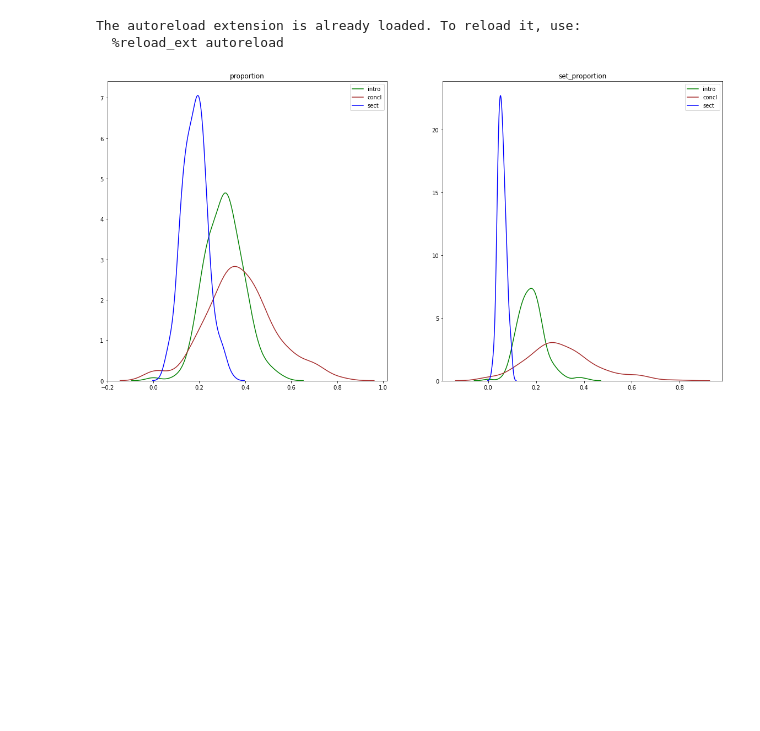
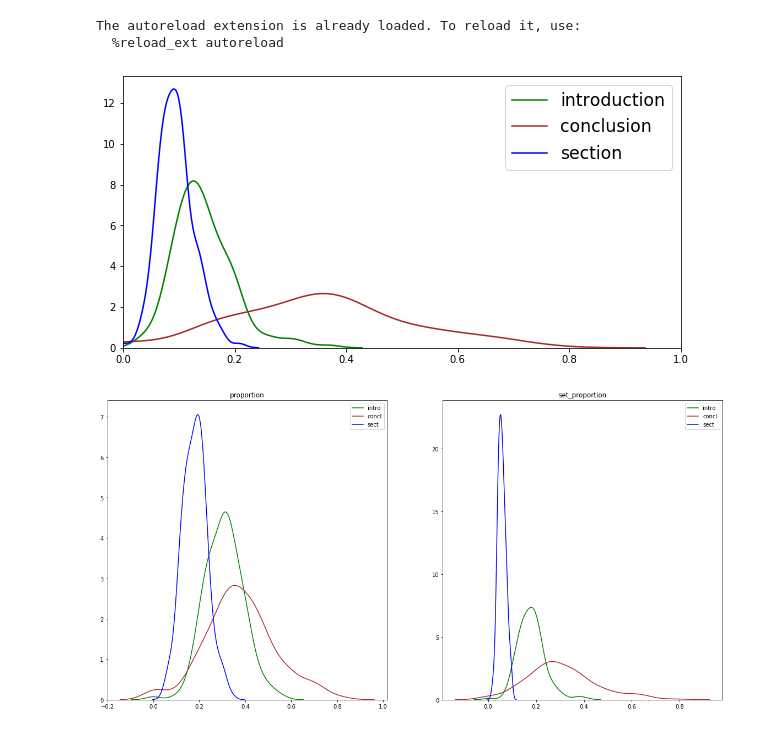
Before and after one commit to gajanlee/SLN-Summarization, a Jupyter notebook: notes/Structure_Analysis.ipynb, the cells around one changed output. Drawn from its saved outputs; the diff is of its cells as text; code cells hidden in the pictures; blank space fills up the shorter version.

```diff
--- a/notes/Structure_Analysis.ipynb
+++ b/notes/Structure_Analysis.ipynb
@@ -26,27 +48,29 @@
 # %%
 %load_ext autoreload
 %autoreload 2
-from code.data_loader import Corpus, tokenize, segment
+#from code.data_loader import Corpus, tokenize, segment
 from functools import partial
 import matplotlib.pyplot as plt
-from metrics import rouge_score
-import seaborn as asns
+#from metrics import rouge_score
+import seaborn as sns
+from psumm import preprocess_sentence
 
-tokenizer_ = partial(tokenize, remove_stop=True)
-corpus = Corpus(tokenizer_)
-cut_tokenizer_ = partial(tokenizer_, join=False)
+#tokenizer_ = partial(tokenize, remove_stop=True)
+#corpus = Corpus(tokenizer_)
+cut_tokenizer_ = lambda s: preprocess_sentence(s, remove_stop=True, stem=True).split(" ")
 # %% [output]
 The autoreload extension is already loaded. To reload it, use:
   %reload_ext autoreload
 # %%
 def proportion(item):
     abstract_words, intro_words, concl_words, sect_words = map(cut_tokenizer_,
-        [item.abstract, item.introduction, item.conclusion, item.sections])
+        [item.abstract, item.introduction, item.conclusion, item.section])
+
 
     abstract_words = set(abstract_words)
 
     props = map(
-        lambda words: len(list(filter(lambda w: w in abstract_words, words))) / len(words) if len(words) != 0 else 0,
+        lambda words: len(list(filter(lambda w: w in abstract_words, words))) if len(words) != 0 else 0,
         [intro_words, concl_words, sect_words],
     )
 
@@ -62,10 +86,10 @@ def mean(lst):
     return sum(lst) / len(lst)
 
 
-def plot_items(items, sort_key = None, scatter=True):
-    pos_names = ["intro", "concl", "sect"]
+def plot_items(items, sort_key = None, scatter=True, save=None):
+    pos_names = ["introduction", "conclusion", "section"]
 
-    props, set_props = [{"intro": [], "concl": [], "sect": []} for _ in range(2)]
+    props, set_props = [{"introduction": [], "conclusion": [], "section": []} for _ in range(2)]
     proportions = map(proportion, items)
     if sort_key is not None: proportions = sorted(proportions, key=sort_key)
 
@@ -75,7 +99,7 @@ def plot_items(items, sort_key = None, scatter=True):
             set_props[pos].append(set_props_[i])
 
 
-    fig = plt.figure(figsize=(20, 10))
+    fig = plt.figure(figsize=(10, 5))
 
     def plot_scatter():
         """
@@ -83,28 +107,32 @@ def plot_items(items, sort_key = None, scatter=True):
         """
         for i, (title, props_) in enumerate(zip(["proportion", "set_proportion"],
                                                [props, set_props]), 1):
+
             axis = fig.add_subplot(1, 2, i)
             axis.set_title(title)
 
             for pos, color, marker in zip(pos_names, ["green", "brown", "blue"], [".", "x", "+"]):
                 axis.scatter(range(len(props_[pos])), props_[pos], label=pos, color=color, marker=marker)
 
-            axis.legend()
+            axis.legend(fontsize="xx-large")
 
     def plot_dist():
         """
         Distribution
         """
-        for i, (title, props_) in enumerate(zip(["proportion", "set_proportion"],
+        for i, (title, props_) in enumerate(zip(["proportion", ""],#"set_proportion"],
                                                [props, set_props]), 1):
+            if i == 1: continue
 
-            axis = fig.add_subplot(1, 2, i)
+            axis = fig.add_subplot(1, 1, 1)
             axis.set_title(title)
+            if i == 2:
+                plt.xlim(0, 1)
 
             for pos, color in zip(pos_names, ["green", "brown", "blue"]):
                 sns.distplot(props_[pos], label=pos, rug=False, hist=False, color=color, ax=axis)
 
-            axis.legend()
+            axis.legend(fontsize="xx-large")
 
     if scatter:
         plot_scatter()
@@ -112,6 +140,13 @@ def plot_items(items, sort_key = None, scatter=True):
         plot_dist()
 
     plt.show()
+
+    if save:
+        fig.savefig(save)
+# %%
+plot_items(acl.items_generator(), scatter=False, save="acl.png")
+# %% [output]
+[figure, added]
 # %%
 plot_items(corpus.items, scatter=False)
 # %% [output]
```
Also changed, not shown: parts of 6 cells of this notebook, 10 other files.
